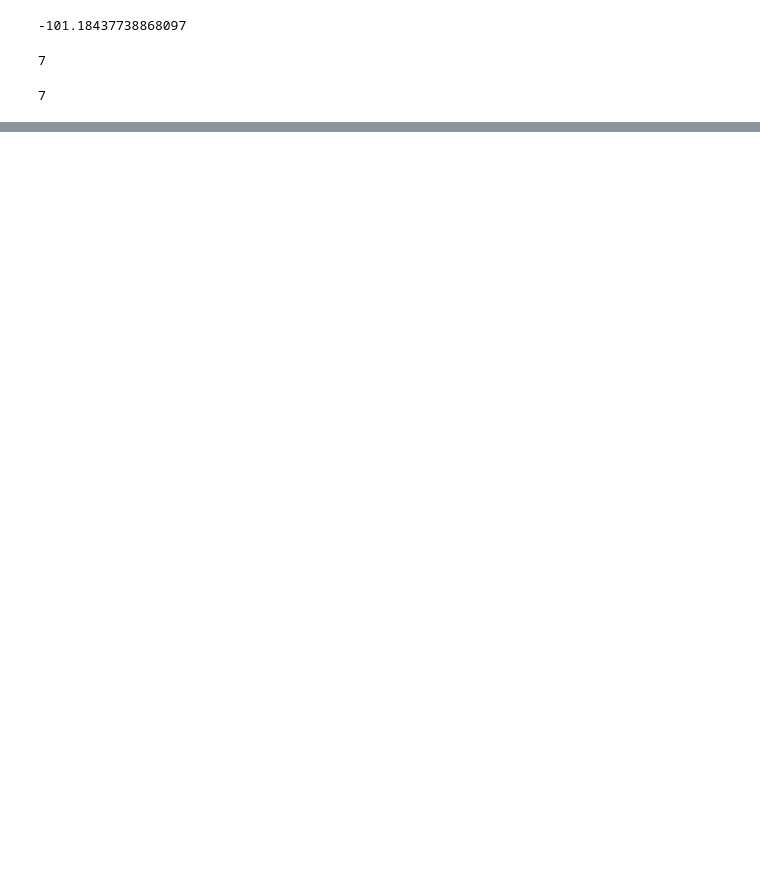
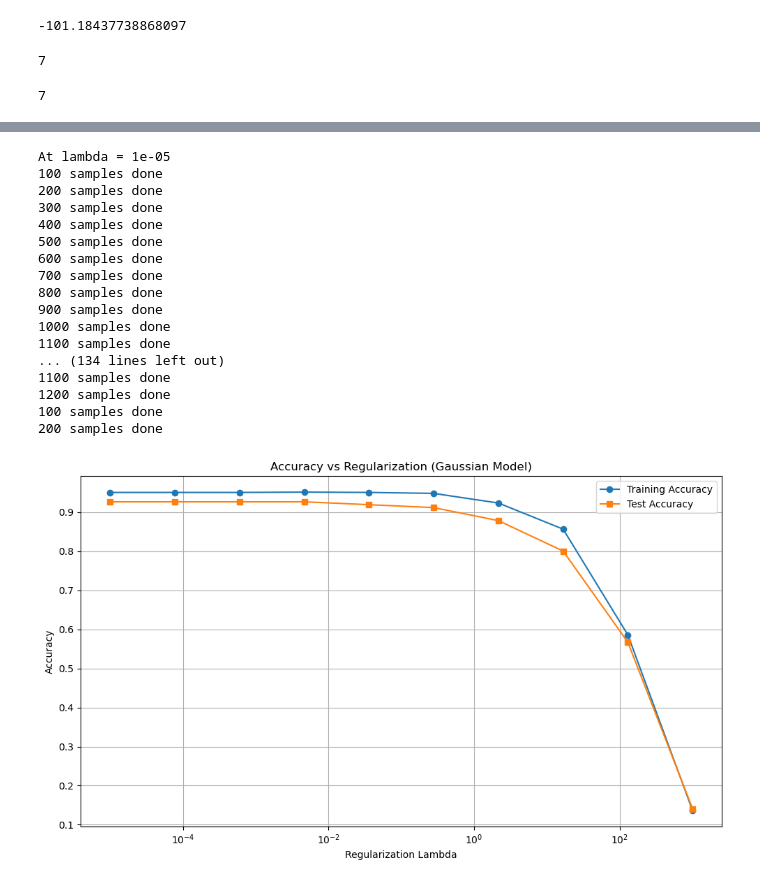
Before and after one commit to moHani11/ML-Assignment-3, a Jupyter notebook: PartA/mainNotebook.ipynb, the cells around one changed output, grey strips where cells are left out. Drawn from its saved outputs; the diff is of its cells as text; code cells hidden in the pictures; blank space fills up the shorter version.

```diff
--- a/PartA/mainNotebook.ipynb
+++ b/PartA/mainNotebook.ipynb
@@ -167,0 +171,21 @@ MeanMatrix = classifier.getMeanMatrix()
+# %%
+plot_gaussian_accuracies(classifier, X_train, y_train, X_test, y_test)
+# %% [output]
+At lambda = 1e-05
+100 samples done
+200 samples done
+300 samples done
+400 samples done
+500 samples done
+600 samples done
+700 samples done
+800 samples done
+900 samples done
+1000 samples done
+1100 samples done
+... (134 lines left out)
+1100 samples done
+1200 samples done
+100 samples done
+200 samples done
+[figure, added]
```
Also changed, not shown: parts of 4 cells of this notebook, 2 other files.
